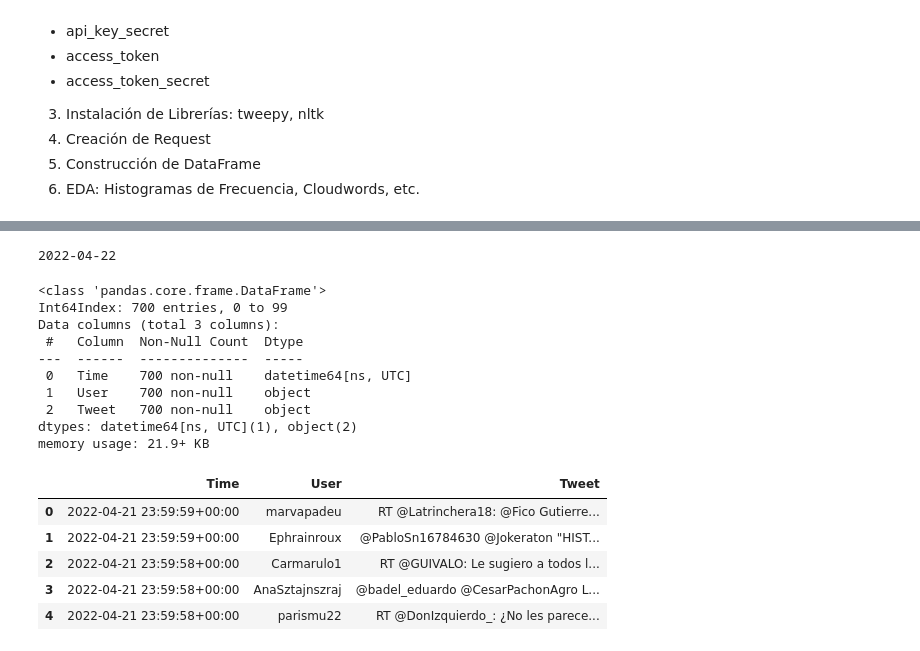
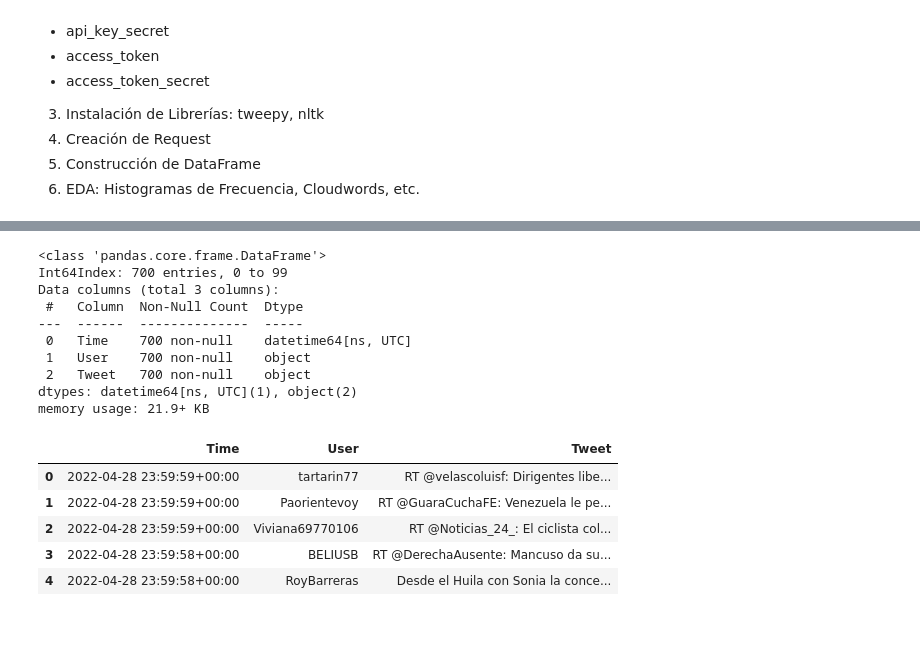
Before and after one commit to santimerchan/twitter_api_v2, a Jupyter notebook: twitter_etl.ipynb, the cells around one changed output, grey strips where cells are left out. Cells and saved outputs as stored; diff of their text form; code cells hidden in the pictures.

```diff
--- a/twitter_etl.ipynb
+++ b/twitter_etl.ipynb
@@ -64,14 +61,11 @@ from datetime import date, timedelta
 dt = date.today() - timedelta(7)
 
 #Candidato a Consultar
-candidato = 'Fico Gutierrez'
-screen_name = 'Fico Gutierrezgustavo'
+candidato = 'Petro'
+screen_name = 'petrogustavo'
 
 #public_tweets = api.home_timeline()
 public_tweets = api.search_tweets(q=candidato, until=dt, count=100)
-#print(public_tweets[0].created_at)
-# %% [output]
-2022-04-22
 # %%
 columns = ['Time', 'User', 'Tweet']
 data = []
@@ -85,11 +79,6 @@ created_tweets_Fico Gutierrez = pd.DataFrame(data,columns=columns)
 # %%
 from datetime import date, timedelta
 dt = date.today() - timedelta(7)
-
-#Candidato a Consultar
-candidato = 'Fico Gutierrez'
-screen_name = 'Fico Gutierrezgustavo'
-
 
 def create_dataframe(query, delta):
 
@@ -115,26 +102,26 @@ df7 = create_dataframe(candidato, 1)
 
 df_list = [df1, df2, df3, df4, df5, df6, df7]
 # %%
-df_Fico Gutierrez = pd.concat(df_list)
-df_Fico Gutierrez.info()
-df_Fico Gutierrez.head()
+df_petro = pd.concat(df_list)
+df_petro.info()
+df_petro.head()
 # %% [output]
 <class 'pandas.core.frame.DataFrame'>
 Int64Index: 700 entries, 0 to 99
 Data columns (total 3 columns):
  #   Column  Non-Null Count  Dtype
 ---  ------  --------------  -----
  0   Time    700 non-null    datetime64[ns, UTC]
  1   User    700 non-null    object
  2   Tweet   700 non-null    object
 dtypes: datetime64[ns, UTC](1), object(2)
 memory usage: 21.9+ KB
 |  | Time | User | Tweet |
-| 0 | 2022-04-21 23:59:59+00:00 | marvapadeu | RT @Latrinchera18: @Fico Gutierre... |
-| 1 | 2022-04-21 23:59:59+00:00 | Ephrainroux | @PabloSn16784630 @Jokeraton "HIST... |
-| 2 | 2022-04-21 23:59:58+00:00 | Carmarulo1 | RT @GUIVALO: Le sugiero a todos l... |
-| 3 | 2022-04-21 23:59:58+00:00 | AnaSztajnszraj | @badel_eduardo @CesarPachonAgro L... |
-| 4 | 2022-04-21 23:59:58+00:00 | parismu22 | RT @DonIzquierdo_: ¿No les parece... |
+| 0 | 2022-04-28 23:59:59+00:00 | tartarin77 | RT @velascoluisf: Dirigentes libe... |
+| 1 | 2022-04-28 23:59:59+00:00 | Paorientevoy | RT @GuaraCuchaFE: Venezuela le pe... |
+| 2 | 2022-04-28 23:59:59+00:00 | Viviana69770106 | RT @Noticias_24_: El ciclista col... |
+| 3 | 2022-04-28 23:59:58+00:00 | BELIUSB | RT @DerechaAusente: Mancuso da su... |
+| 4 | 2022-04-28 23:59:58+00:00 | RoyBarreras | Desde el Huila con Sonia la conce... |
 # %%
 from wordcloud import WordCloud, STOPWORDS
 from string import punctuation
```
Also changed, not shown: parts of 13 cells of this notebook, 2 other files.
